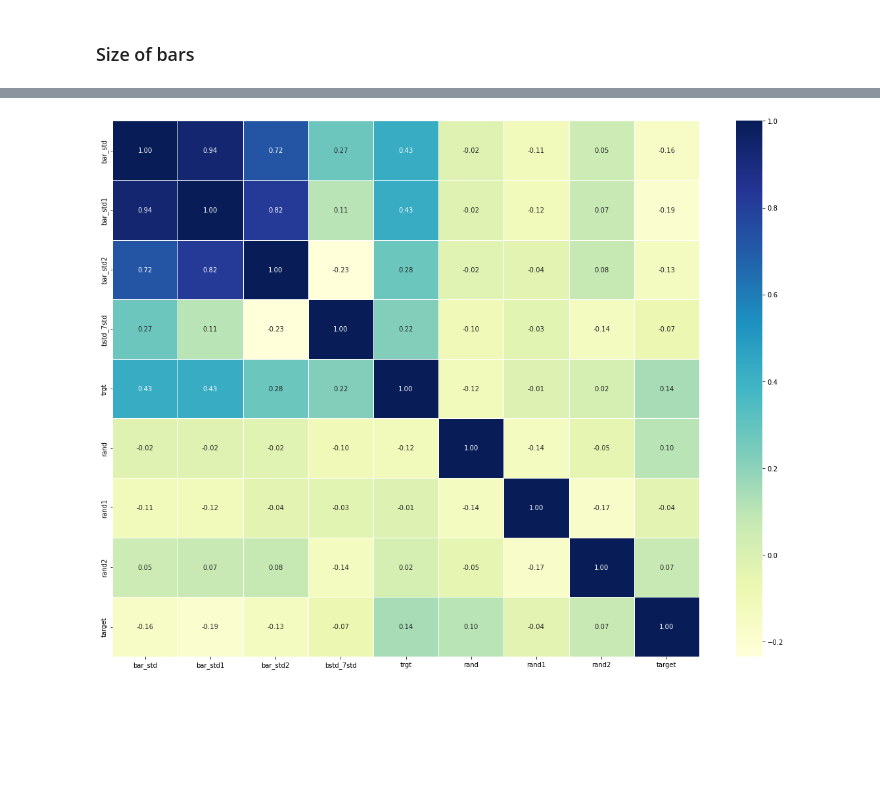
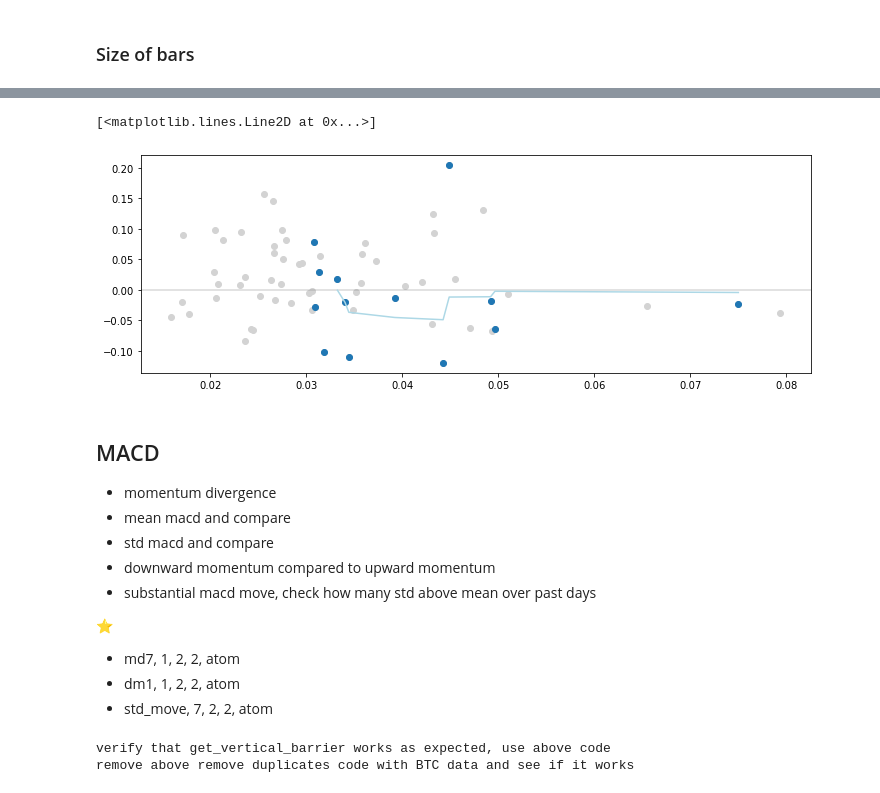
Before and after one commit to sunnymnie/chart-visualizer, a Jupyter notebook: label-analysis.ipynb, the cells around one changed output, grey strips where cells are left out. Saved outputs shown, nothing was run; the diff lists cells and outputs as text; code cells hidden in the pictures; blank space fills up the shorter version.

```diff
--- a/label-analysis.ipynb
+++ b/label-analysis.ipynb
@@ -68,23 +115,25 @@ Name: target, dtype: int64
-# %%
-indicators = list(events.columns)
-indicators.append("target")
-
-# d = df[list(indicators)].copy()
-d = events.copy()
-
-d["rand"] = list(np.random.random(len(d)))
-d["rand1"] = list(np.random.random(len(d)))
-d["rand2"] = list(np.random.random(len(d)))
-
-d["target"] = list(labels.ret)
-d.drop(["t1"], axis=1, inplace=True)
-d = d.astype(float)
-corr_matrix = d.corr()
-fig, ax = plt.subplots(figsize=(20, 15))
-ax = sns.heatmap(corr_matrix,
-                 annot=True,
-                 linewidths=0.5,
-                 fmt=".2f",
-                 cmap="YlGnBu")
-# %% [output]
-[figure, removed]
+# %%
+b = events[(events.cp>np.median(events.cp)) & (events.ht>np.median(events.ht)) & (events.ht_std>np.median(events.ht_std))]
+x = b.ht
+y = labels.reindex(b.index).ret
+fig, ax = plt.subplots(figsize=(12,4))
+ax.scatter(x=events.ht, y=labels.ret, c="lightgray")
+ax.scatter(x=x, y=y)
+ax.axhline(0, c="gray", alpha=0.3)
+
+ax.plot(average_line(x, y, 5), c="lightblue")
+# %% [output]
+[<matplotlib.lines.Line2D at 0x...>]
+[figure, added]
+# %% [markdown]
+## MACD
+- momentum divergence
+- mean macd and compare
+- std macd and compare
+- downward momentum compared to upward momentum
+- substantial macd move, check how many std above mean over past days
+
+⭐
+- md7, 1, 2, 2, atom
+- dm1, 1, 2, 2, atom
+- std_move, 7, 2, 2, atom
@@ -90,0 +168,5 @@ ax = sns.heatmap(corr_matrix,
+# %%
+labels = t.get_labels(df, events, 0.5, base.set_index("t0").gain.reindex(events.index), tp=1, sl=1, stats=False)
+# %% [output]
+verify that get_vertical_barrier works as expected, use above code
+remove above remove duplicates code with BTC data and see if it works
```
Also changed, not shown: parts of 35 cells of this notebook, 1 other file.
